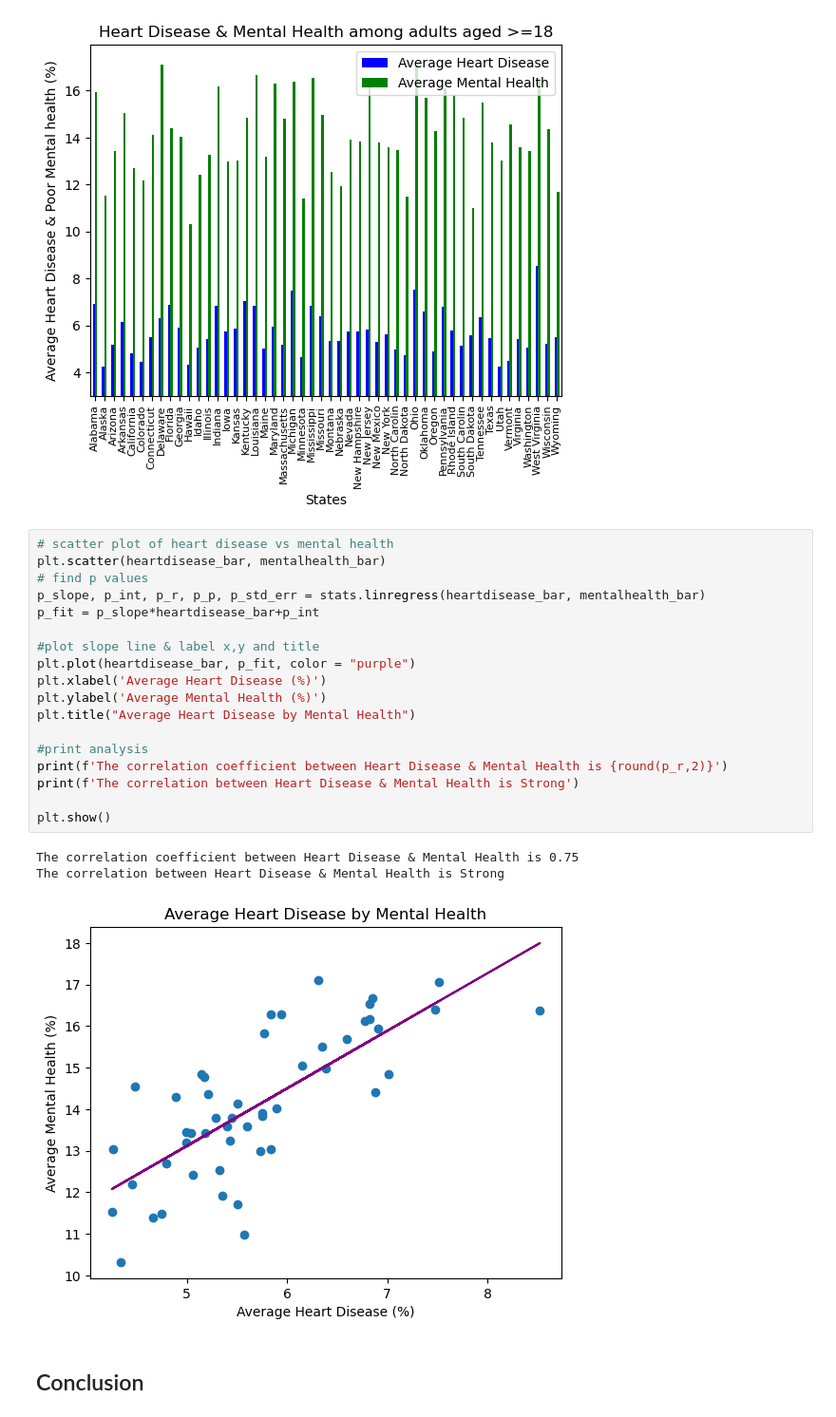
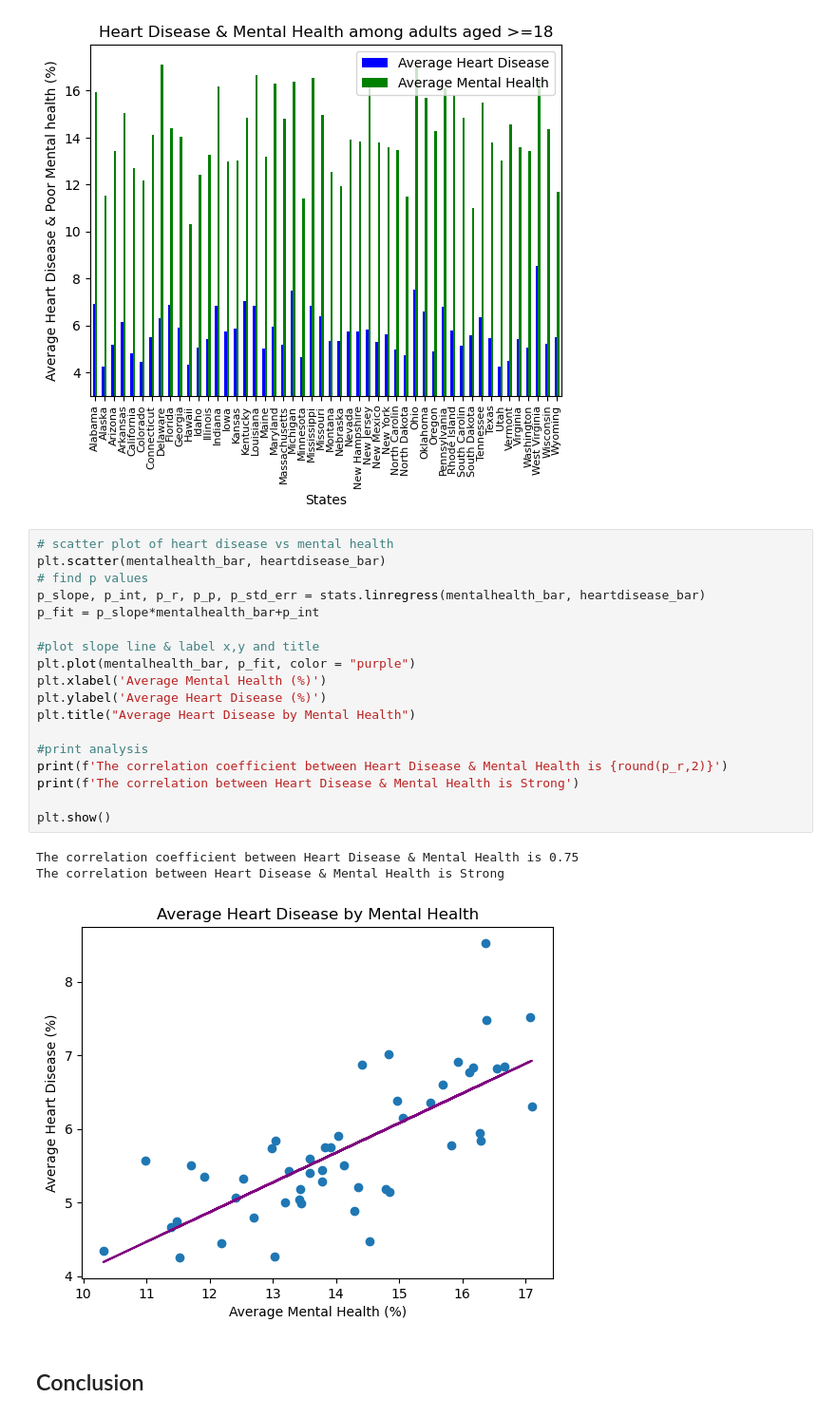
Before and after one commit to divya-jindal/project-1, a Jupyter notebook: MentalHealth_HeartDisease.ipynb, the cells around one changed output. Shown: that part at 95% size. Saved outputs shown, nothing was run; the diff lists cells and outputs as text.

```diff
--- a/MentalHealth_HeartDisease.ipynb
+++ b/MentalHealth_HeartDisease.ipynb
@@ -326,26 +326,26 @@ plt.show()
 [figure]
 # %%
 # scatter plot of heart disease vs mental health
-plt.scatter(heartdisease_bar, mentalhealth_bar)
+plt.scatter(mentalhealth_bar, heartdisease_bar)
 # find p values
-p_slope, p_int, p_r, p_p, p_std_err = stats.linregress(heartdisease_bar, mentalhealth_bar)
-p_fit = p_slope*heartdisease_bar+p_int
+p_slope, p_int, p_r, p_p, p_std_err = stats.linregress(mentalhealth_bar, heartdisease_bar)
+p_fit = p_slope*mentalhealth_bar+p_int
 
 #plot slope line & label x,y and title
-plt.plot(heartdisease_bar, p_fit, color = "purple")
-plt.xlabel('Average Heart Disease (%)')
-plt.ylabel('Average Mental Health (%)')
+plt.plot(mentalhealth_bar, p_fit, color = "purple")
+plt.xlabel('Average Mental Health (%)')
+plt.ylabel('Average Heart Disease (%)')
 plt.title("Average Heart Disease by Mental Health")
 
 #print analysis
 print(f'The correlation coefficient between Heart Disease & Mental Health is {round(p_r,2)}')
 print(f'The correlation between Heart Disease & Mental Health is Strong')
 
 plt.show()
 # %% [output]
 The correlation coefficient between Heart Disease & Mental Health is 0.75
 The correlation between Heart Disease & Mental Health is Strong
-[figure, old version]
+[figure, new version]
 # %% [markdown]
 ## Conclusion
 # %% [markdown]
```
Also changed, not shown: parts of 3 cells of this notebook.
